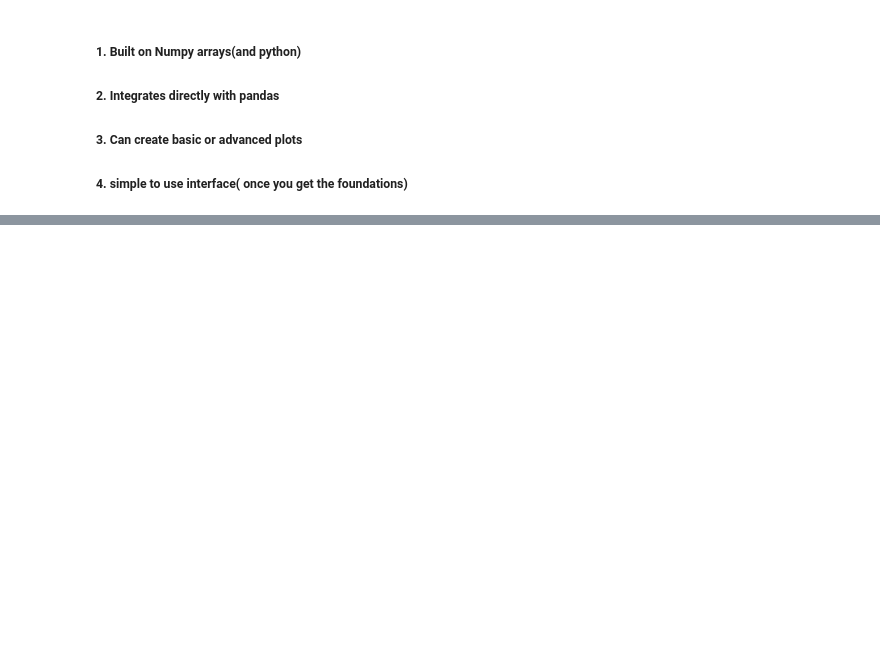
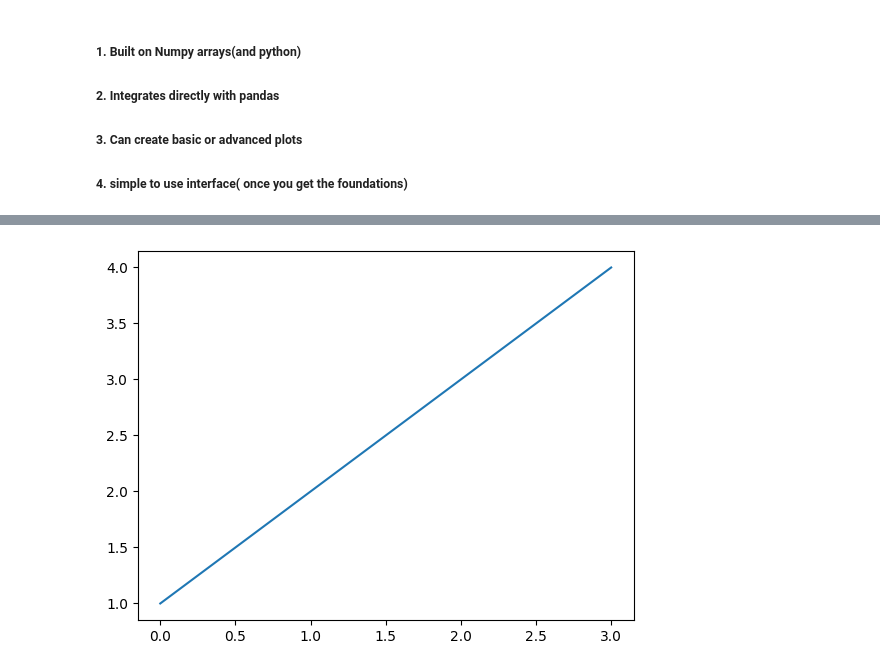
Before and after one commit to manasapullannagari/Python, a Jupyter notebook: Matplotlib/Matplotlib-practice.ipynb, the cells around one changed output, grey strips where cells are left out. Cells and saved outputs as stored; diff of their text form; code cells hidden in the pictures; blank space fills up the shorter version.

```diff
--- a/Matplotlib/Matplotlib-practice.ipynb
+++ b/Matplotlib/Matplotlib-practice.ipynb
@@ -22,0 +29,4 @@ Requirement already satisfied: Numpy in c:\users\manas\appdata\local\packages\py
+# %%
+plt.plot([1,2,3,4]);
+# %% [output]
+[figure, added]
```
Also changed, not shown: parts of 17 cells of this notebook.
